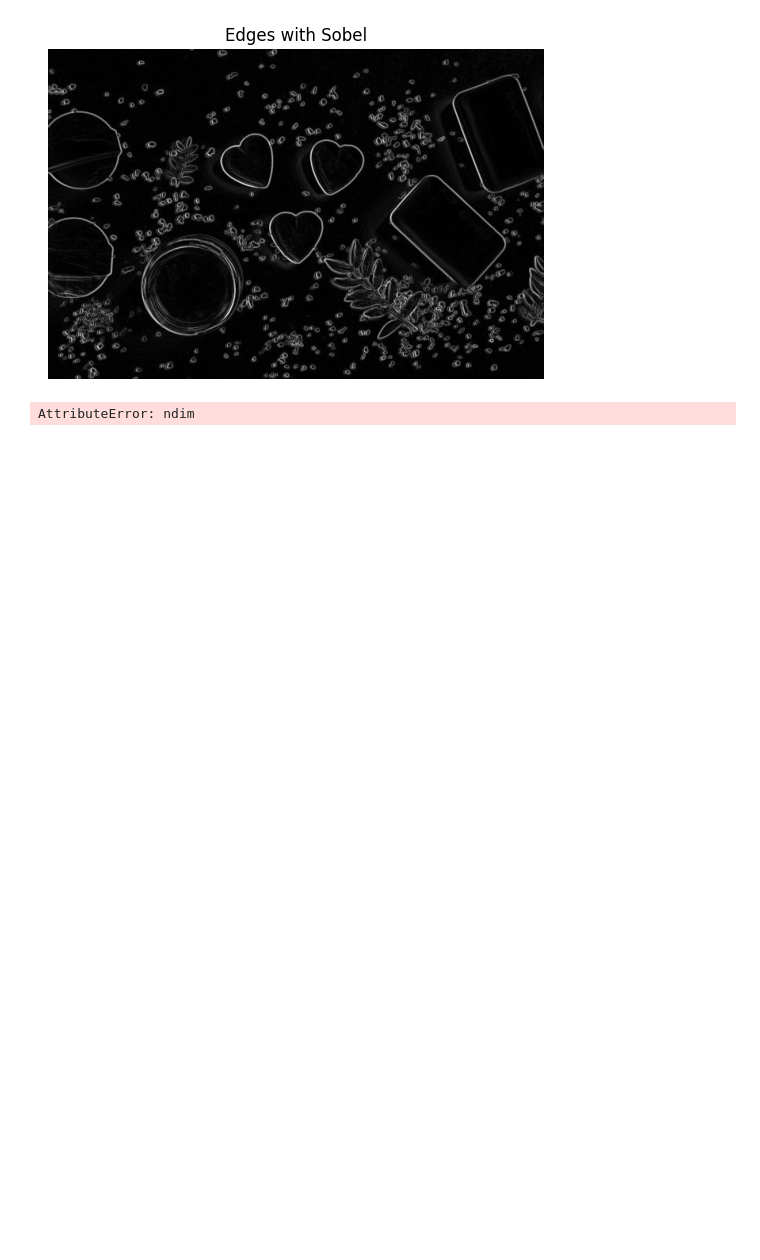
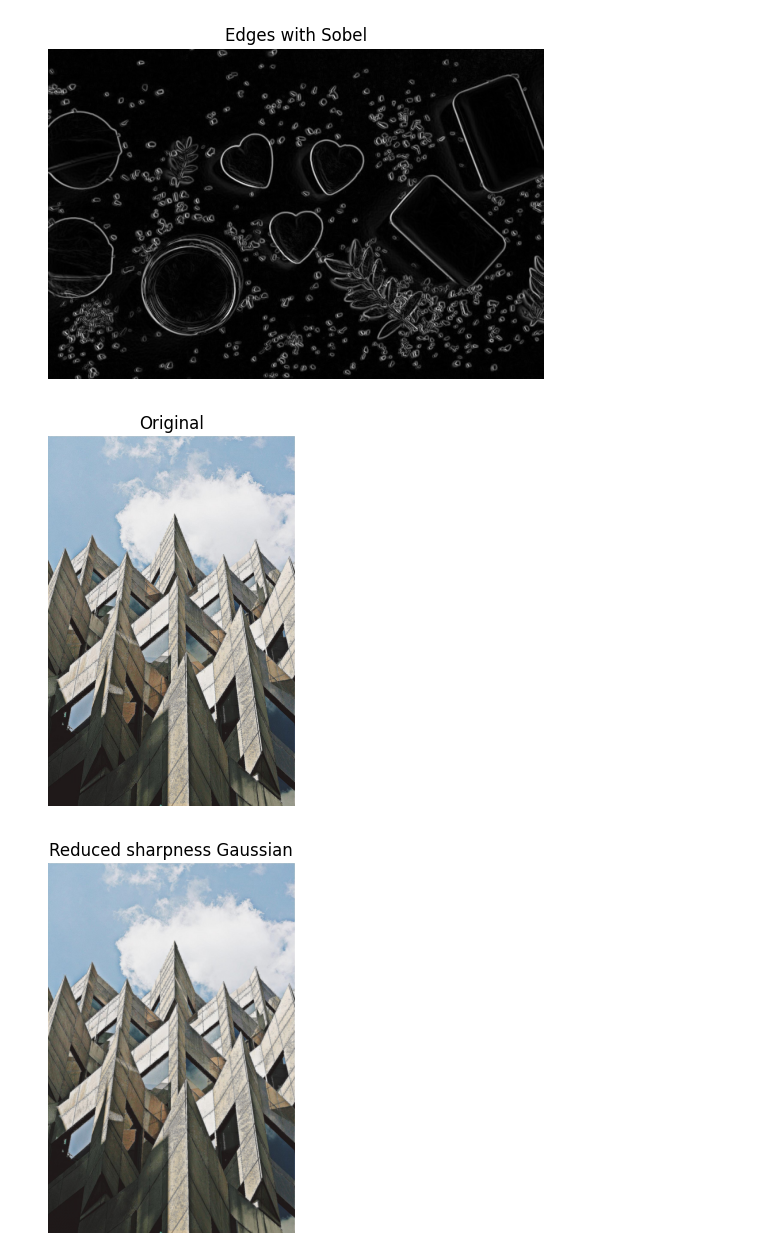
Before and after one commit to Prithviraj97/MachineLearning_Python, a Jupyter notebook: ImageProcessing/imgproc.ipynb, the cells around one changed output. Drawn from its saved outputs; the diff is of its cells as text; code cells hidden in the pictures; blank space fills up the shorter version.

```diff
--- a/ImageProcessing/imgproc.ipynb
+++ b/ImageProcessing/imgproc.ipynb
@@ -29,15 +29,17 @@ show_image(edge_sobel, "Edges with Sobel")
 # %%
 # Import Gaussian filter
 from skimage.filters import gaussian
-building_image = Image.open('Images\\Exercise\\chapter 2\\building_image.jpg')
+from skimage.io import imread,imsave
+building_image = imread('Images\\Exercise\\chapter 2\\building_image.jpg')
 # Apply filter
 gaussian_image = gaussian(building_image, channel_axis=-1)
 
 # Show original and resulting image to compare
 show_image(building_image, "Original")
 show_image(gaussian_image, "Reduced sharpness Gaussian")
 # %% [output]
-AttributeError: ndim
+[figure, added]
+[figure, added]
 # %%
 # Import the required module
 from skimage import exposure
```
